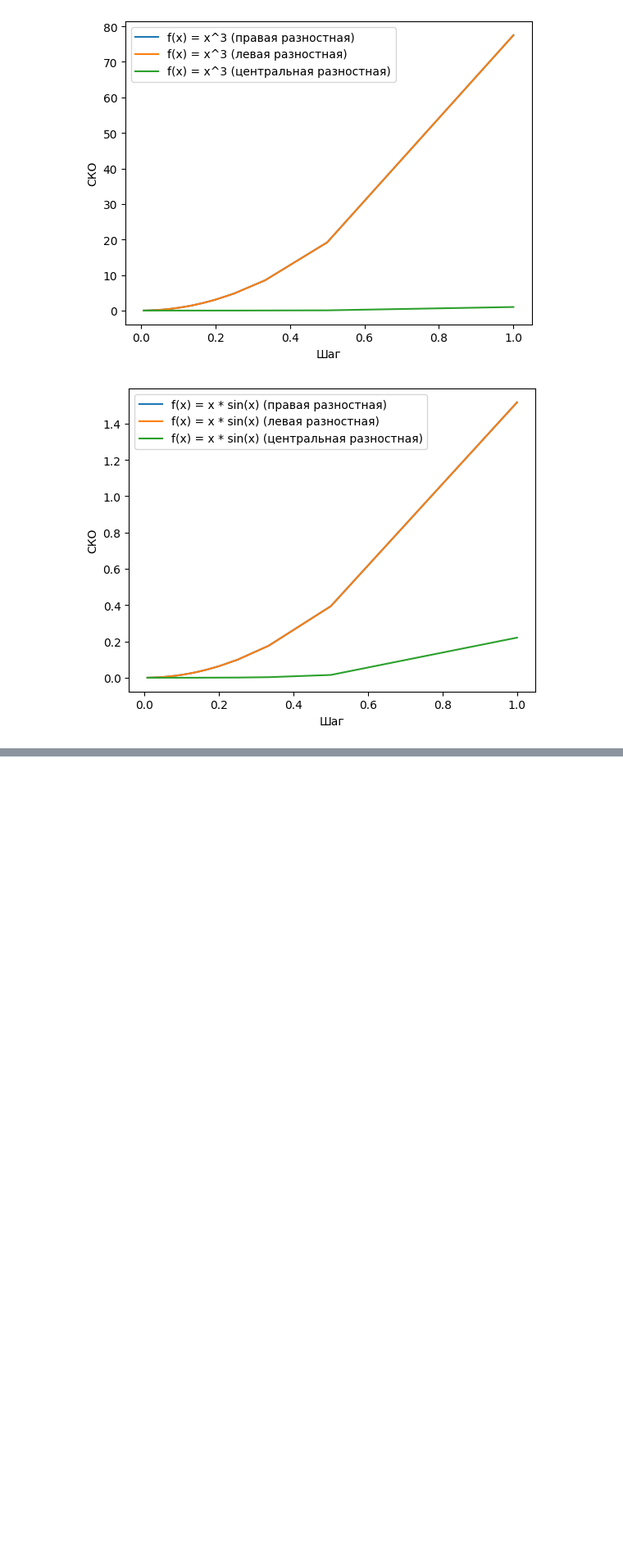
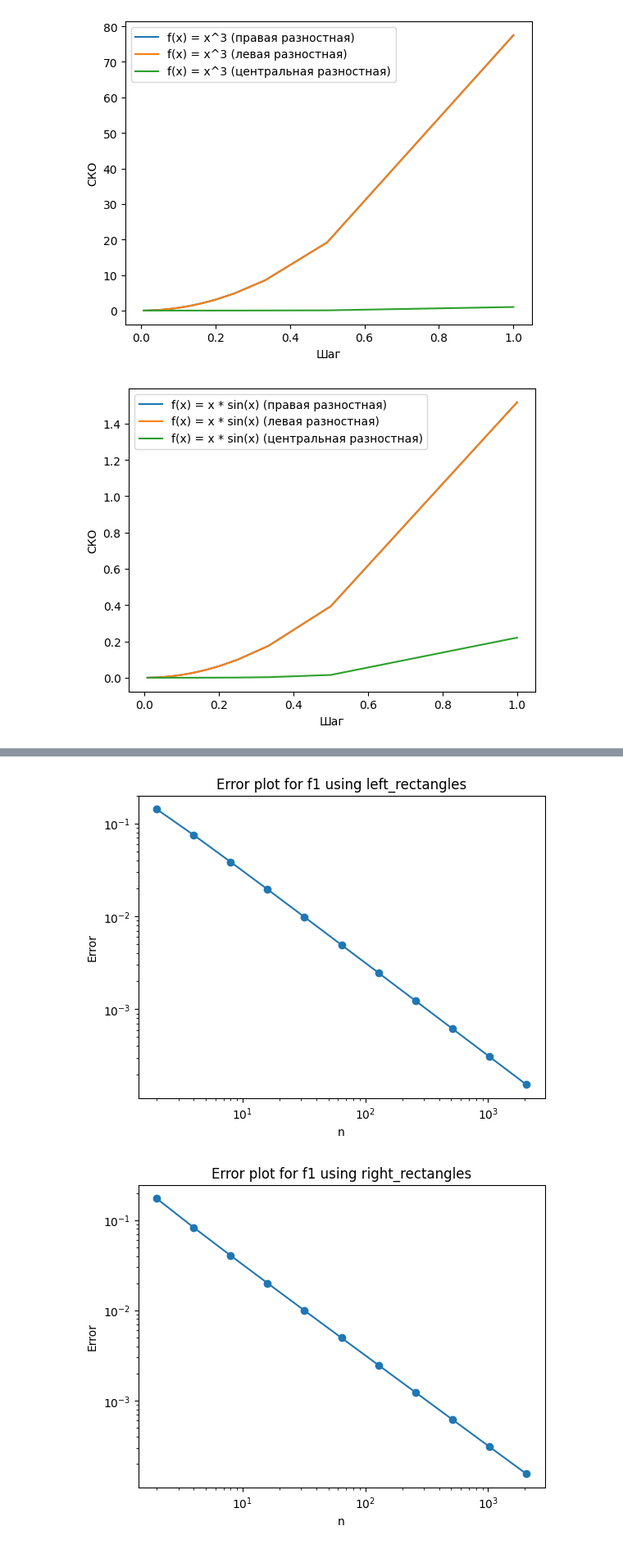
Before and after one commit to FedosCucumber/AppliedMaths, a Jupyter notebook: Lab1/lab1.ipynb, the cells around one changed output, grey strips where cells are left out. Shown at 82% size. Saved outputs shown, nothing was run; the diff lists cells and outputs as text; code cells hidden in the pictures; blank space fills up the shorter version.

```diff
--- a/Lab1/lab1.ipynb
+++ b/Lab1/lab1.ipynb
@@ -211,0 +250,5 @@ $$ \Large I = \sum_1^n I_i $$
+# %%
+def trapezoidal(f, a, b, n):
+    h = (b-a)/n
+    x = np.linspace(a, b, n+1)
+    return h/2*(f(x[0]) + 2*np.sum(f(x[1:-1])) + f(x[-1]))
@@ -211,0 +261,7 @@ $$ \Large I = \sum_1^n I_i $$
+# %%
+def simpson(f, a, b, n):
+    if n%2 != 0:
+        raise ValueError("n must be even")
+    h = (b-a)/n
+    x = np.linspace(a, b, n+1)
+    return h/3*(f(x[0]) + 4*np.sum(f(x[1:-1:2])) + 2*np.sum(f(x[2:-1:2])) + f(x[-1]))
@@ -211,0 +330,27 @@ $$ \Large I = \sum_1^n I_i $$
+# %%
+import matplotlib.pyplot as plt
+
+def plot_error(f, a, b, I, method, n_values):
+    errors = []
+    for n in n_values:
+        I_approx = method(f, a, b, n)
+        errors.append(abs(I_approx - I))
+    plt.loglog(n_values, errors, '-o')
+    plt.xlabel('n')
+    plt.ylabel('Error')
+    plt.title('Error plot for ' + f.__name__ + ' using ' + method.__name__)
+    plt.show()
+
+n_values = 2**np.arange(1, 12)
+I = I_f1
+methods = [left_rectangles, right_rectangles, middle_rectangles, trapezoidal, simpson]
+for method in methods:
+    plot_error(f1, a, b, I, method, n_values)
+
+I = I_f2
+methods = [left_rectangles, right_rectangles, middle_rectangles, trapezoidal, simpson]
+for method in methods:
+    plot_error(f2, a, b, I, method, n_values)
+# %% [output]
+[figure, added]
+[figure, added]
```
Also changed, not shown: parts of 11 cells of this notebook.
